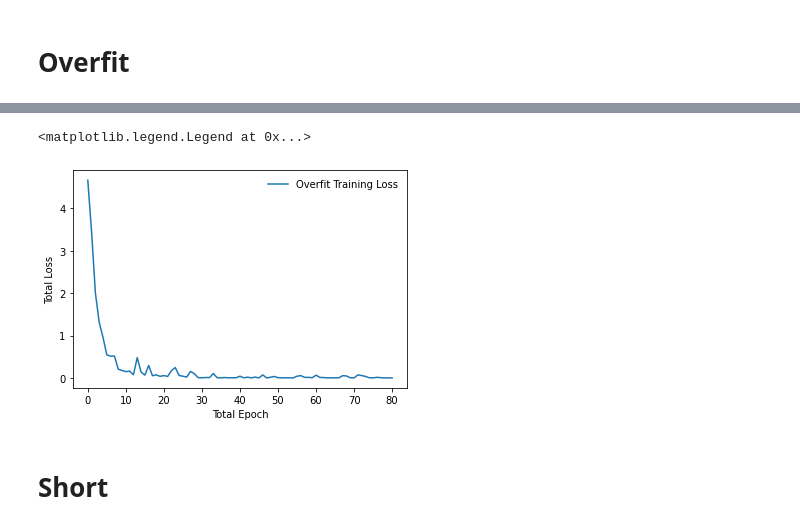
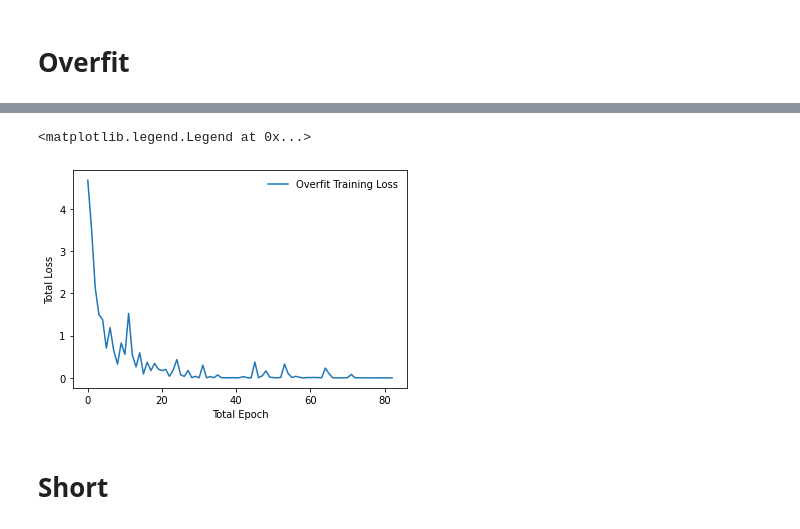
Before and after one commit to lukeahwilson/udacity-final-project, a Jupyter notebook: Image Classifier Project.ipynb, the cells around one changed output, grey strips where cells are left out. Saved outputs shown, nothing was run; the diff lists cells and outputs as text; code cells hidden in the pictures.

```diff
--- a/Image Classifier Project.ipynb
+++ b/Image Classifier Project.ipynb
@@ -264,0 +254,18 @@ GoogLeNet(
+# %%
+# Option to reload from previous state
+checkpoint = torch.load('flower-classifier-googlenet-dict.pth')
+model.load_state_dict(checkpoint)
+
+with open(file_hyperparameters, 'r') as file:
+    model_hyperparameters = json.load(file)
+
+learnrate = model_hyperparameters['learnrate']
+training_loss_history = model_hyperparameters['training_loss_history']
+validate_loss_history = model_hyperparameters['validate_loss_history']
+
+print('loaded model learnrate = ', learnrate)
+plt.plot(training_loss_history, label='Training Training Loss')
+plt.plot(validate_loss_history, label='Validate Training Loss')
+plt.ylabel('Total Loss')
+plt.xlabel('Total Epoch ({})'.format(len(training_loss_history)))
+plt.legend(frameon=False)
@@ -271,27 +282,30 @@ device = torch.device("cuda" if torch.cuda.is_available() else "cpu")
 torch.cuda.empty_cache()
 model.to(device)
 
-t0 = time.time()
-loss_index = 0
 
-running_count = 0
-running = False
-decay = 0.5
-epochs = 200
+t0 = time.time() # initialize start time for running training
+
+running_count = 0 # initialize running count in order to track number of epochs fine tuning deeper network
+running = False # initialize running variable to start system with deeper network frozen
+decayrate=0 # initialize counter for decay rate exponentiation
+
+decay = 0.9 # hyperparameter decay factor for decaying learning rate
+epochs = 200 # hyperparameter number of epochs
+
 
 for e in range(epochs):
 
-    overfit_images, overfit_labels = next(iter(overfit_loader)) # grab one batch of training data
+    overfit_images, overfit_labels = next(iter(overfit_loader)) # grab the overfit data
     overfit_images, overfit_labels = overfit_images.to(device), overfit_labels.to(device) # move data to GPU
 
-    epoch_overfit_loss = 0 # initialize total training loss for this epoch
+    epoch_overfit_loss = 0 # initialize total loss for this epoch
     optimizer.zero_grad() # clear gradient history
     log_out = model(overfit_images) # run image through model to get logarithmic probability
     loss = criterion(log_out, overfit_labels) # calculate loss (error) for this image batch based on criterion
 
     loss.backward() # backpropogate gradients through model based on error
     optimizer.step() # update weights in model based on calculated gradient information
-    epoch_overfit_loss += loss.item() # add training loss to total train loss this epoch, convert to value with .item()
+    epoch_overfit_loss += loss.item() # add overfit training loss to total train loss this epoch, convert to value with .item()
 
     ave_overfit_loss = epoch_overfit_loss / len(overfit_loader) # determine average loss per batch of training images
     overfit_loss_history.append(ave_overfit_loss) # append ave training loss to history of training losses
@@ -305,30 +319,30 @@ for e in range(epochs):
         'Overfit Train Loss: {:.3f}.. '.format(ave_overfit_loss),
          '{:.0f} of {:.0f} Correct'.format(overfit_count_correct, len(overfit_labels)))
 
-    if len(overfit_loss_history) > 3:
-        if overfit_loss_history[loss_index] > 10*np.mean([overfit_loss_history[-1], overfit_loss_history[-2], overfit_loss_history[-3]]):
-            loss_index = len(overfit_loss_history)
-            learnrate *= decay
-            optimizer = optim.Adam(model.fc.parameters(), lr=learnrate, weight_decay=weightdecay)
-            print('\nLearnrate changed to: {:f}.. '.format(learnrate))
-
-        if learnrate <= startlearn*decay**3 and not running and running_count == 0:
-            for param in model.inception5a.parameters():
+    if len(overfit_loss_history) > 3: # hold loop until training_loss_history has enough elements to satisfy search requirements
+        if -2*learnrate*decay*overfit_loss_history[0] > np.mean([overfit_loss_history[-2]-overfit_loss_history[-1], overfit_loss_history[-3]-overfit_loss_history[-2]]):
+            # if the average training loss from the last 3 values has decreased since the last adjustment by a exponentiated factor of (5**(1/(3**decayrate))), run loop
+            if decayrate <= 3: # limit exponential rate of decrease to 3
+                decayrate += 1 # increase decayrate exponent by 1 for next loop
+            learnrate *= decay # multiply learnrate by the decay hyperparamater
+            optimizer = optim.Adam(model.fc.parameters(), lr=learnrate, weight_decay=weightdecay) # revise the optimizer to use the new learnrate
+            print('\nLearnrate changed to: {:f}\n'.format(learnrate))
+        if learnrate <= startlearn*decay**(9*(decay**3)) and running_count == 0: # super messy, I wanted a general expression that chose when to activate the deeper network and this worked
+            for param in model.inception5a.parameters(): # activate parameters in layer 5a once the learning rate has decayed (9*(decay**3)) number of times
                 param.requires_grad = True
-            for param in model.inception5b.parameters():
+            for param in model.inception5b.parameters(): # activate parameters in layer 5b once the learning rate has decayed (9*(decay**3)) number of times
                 param.requires_grad = True
             print('Convolutional Layers I5A and I5B Training Activated\n')
-            running = True
-        if running:
+            running = True # change the running parameter to True so that the future loop can start counting epochs that have run
+        if running: # if running, add to count for the number of epochs run
             running_count +=1
-        if running and running_count > epochs/5:
+        if running and running_count > epochs/5: # deactivate parameters if running, add the count has reached its limiter
             for param in model.inception5a.parameters():
                 param.requires_grad = False
             for param in model.inception5b.parameters():
                 param.requires_grad = False
-            print('Convolutional Layers I5A and I5B Training Deactivated\n')
+            print('\nConvolutional Layers I5A and I5B Training Deactivated\n')
             running = False
-
         if np.mean([overfit_loss_history[-1], overfit_loss_history[-2], overfit_loss_history[-3]]) < 0.0005:
             print('\nModel successfully overfit images')
             break
@@ -364,5 +378,5 @@ Runtime - 12 seconds
 <matplotlib.legend.Legend at 0x...>
-[figure, old version]
+[figure, new version]
 # %% [markdown]
 # Short
 # %%
```
Also changed, not shown: parts of 22 cells of this notebook, 2 other files.
